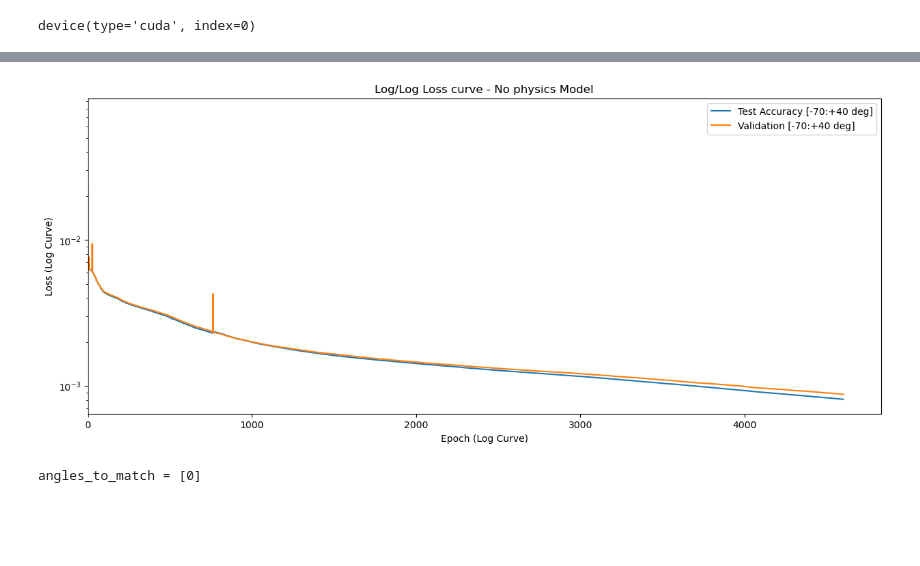
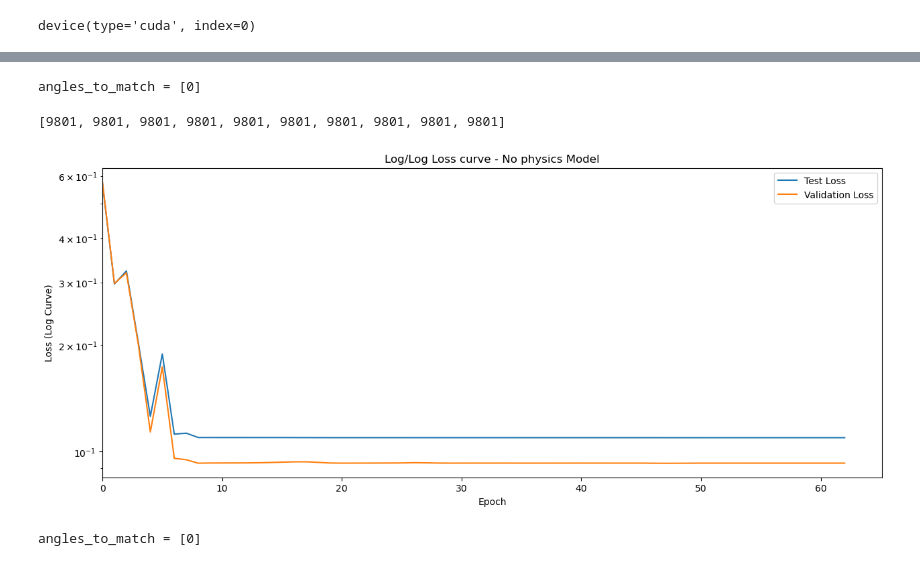
Before and after one commit to James-Quigley-ie/NS-PINN, a Jupyter notebook: Saeb's code included.ipynb, the cells around one changed output, grey strips where cells are left out. Drawn from its saved outputs; the diff is of its cells as text; code cells hidden in the pictures; blank space fills up the shorter version.

```diff
--- a/Saeb's code included.ipynb
+++ b/Saeb's code included.ipynb
@@ -13,17 +13,20 @@ torch.get_default_device()
 # %% [output]
 device(type='cuda', index=0)
 # %%
-#with open('wind_angels.pkl','rb') as f:
-#    wind_list = pickle.load(f)
-#f.close()
+wind = pd.read_pickle("MergedWindData.pkl") #this is a dataframe of all the wind angles
 
-wind = pd.read_pickle("MergedWindData.pkl")
+DEM_path = 'data\\normal_surface_bed_original.txt_cut_trim.csv'
+DEM = pd.read_csv(DEM_path, index_col=False)
+
+#reducing the grid to data within the (-50,+50) grid.
+#this is only necessary for phyciscs informed training.
+wind = wind[wind['Points_0']<50][wind['Points_0']>-50][wind['Points_2']<50][wind['Points_2']>-50]
+DEM = DEM[DEM['X']>-50][DEM['Z']>-50][DEM['X']<50][DEM['Z']<50]
+
 
 frame_width = len(wind['Points_2'].unique())
 frame_length = len(wind['Points_0'].unique())
 shape=(frame_width, frame_length)
 
 print("shape", shape)
-DEM_path = 'data\\normal_surface_bed_original.txt_cut_trim.csv'
-DEM = pd.read_csv(DEM_path)
 # %% [output]
@@ -302,0 +287,8 @@ KeyboardInterrupt:
+# %%
+#Example creating simple model test and train on 0 degree angle.
+PINN_physics = PINN_NS() #create a new Model
+PINN_physics.load_training_data(*get_preprocessed_data([6,8])) # Load the model with data from the index=7 (0 Degree Angle)
+PINN_physics.load_validaiton_data(*get_preprocessed_data([7])) # Load the model with data from the index=7 (0 Degree Angle)
+PINN_physics.train(use_physics=True, epochs=200) # Set use_physics=True to include C, Mx, My, Mh in the loss function
+
+#PINN_physics.train(use_physics=True, epochs=200)
@@ -303,22 +313,29 @@ KeyboardInterrupt:
+# %%
+[len(i) for i in get_preprocessed_data([7])]
+# %% [output]
+angles_to_match = [0]
+[9801, 9801, 9801, 9801, 9801, 9801, 9801, 9801, 9801, 9801]
 # %%
-plt.figure(figsize=(15,6))
-hist, val_hist = PINN.get_lost()
+
+hist, val_hist = PINN_physics.get_lost()
 capped_list = [min(value, val_hist[0]*1.2) for value in hist]
 val_list = [min(value, val_hist[0]*1.2) for value in val_hist]
-plt.plot(capped_list, label='Test Accuracy [+0 deg]')
-plt.plot(val_list, label='Validation [+0 deg]')
+
+plt.figure(figsize=(15,6))
+plt.plot(capped_list, label='Test Loss')
+plt.plot(val_list, label='Validation Loss')
 plt.xlim(0,)
 #plt.ylim(0.01,1)
 plt.yscale('log')
 #plt.xscale('log')
-plt.xlabel('Epoch (Log Curve)')
+plt.xlabel('Epoch')
 plt.ylabel('Loss (Log Curve)')
 plt.title('Log/Log Loss curve - No physics Model')
 plt.legend(loc='upper right')
 #plt.savefig("LogLoss Curve with Validation(0 deg), No physics Model(-10+10deg).png")
 plt.show()
 # %% [output]
-[figure, old version]
+[figure, new version]
 # %%
 #torch.save(PINN, './models/model.pt')
 #PINN = torch.load('./models/model.pt')
```
Also changed, not shown: parts of 7 cells of this notebook.
